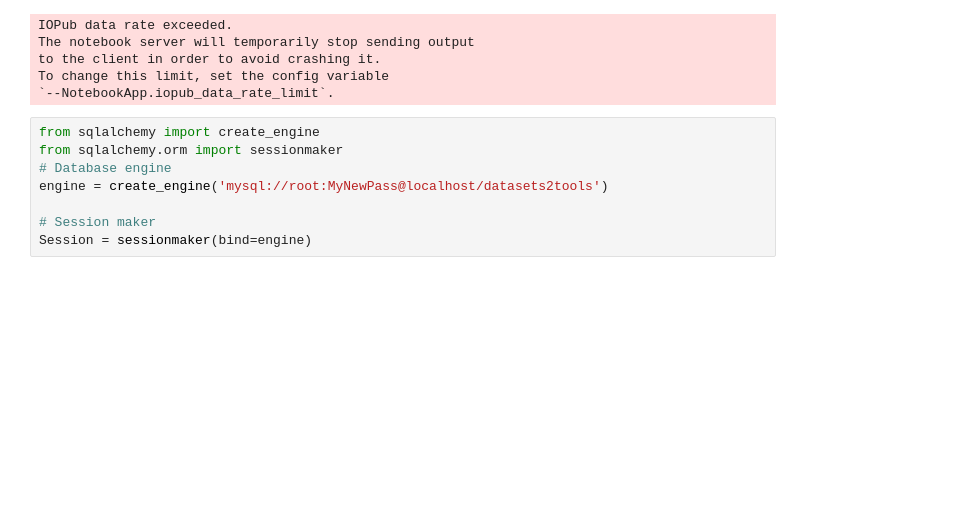
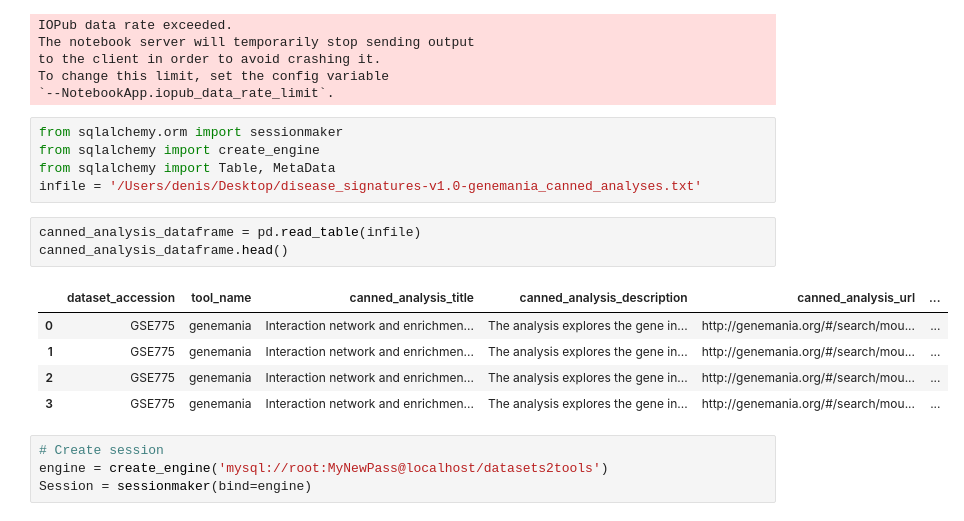
Before and after one commit to MaayanLab/datasets2tools, a Jupyter notebook: updater/pipeline/Development.ipynb, the cells around one changed output. Saved outputs shown, nothing was run; the diff lists cells and outputs as text; blank space fills up the shorter version.

```diff
--- a/updater/pipeline/Development.ipynb
+++ b/updater/pipeline/Development.ipynb
@@ -8,11 +8,21 @@ The notebook server will temporarily stop sending output
 to the client in order to avoid crashing it.
 To change this limit, set the config variable
 `--NotebookApp.iopub_data_rate_limit`.
+# %%
+from sqlalchemy.orm import sessionmaker
+from sqlalchemy import create_engine
+from sqlalchemy import Table, MetaData
+infile = '/Users/denis/Desktop/disease_signatures-v1.0-genemania_canned_analyses.txt'
+# %%
+canned_analysis_dataframe = pd.read_table(infile)
+canned_analysis_dataframe.head()
+# %% [output]
+|  | dataset_accession | tool_name | canned_analysis_title | canned_analysis_description | canned_analysis_url | ... |
+| 0 | GSE775 | genemania | Interaction network and enrichmen... | The analysis explores the gene in... | http://genemania.org/#/search/mou... | ... |
+| 1 | GSE775 | genemania | Interaction network and enrichmen... | The analysis explores the gene in... | http://genemania.org/#/search/mou... | ... |
+| 2 | GSE775 | genemania | Interaction network and enrichmen... | The analysis explores the gene in... | http://genemania.org/#/search/mou... | ... |
+| 3 | GSE775 | genemania | Interaction network and enrichmen... | The analysis explores the gene in... | http://genemania.org/#/search/mou... | ... |
 # %%
-from sqlalchemy import create_engine
-from sqlalchemy.orm import sessionmaker
-# Database engine
+# Create session
 engine = create_engine('mysql://root:MyNewPass@localhost/datasets2tools')
-
-# Session maker
 Session = sessionmaker(bind=engine)
```
Also changed, not shown: parts of 21 cells of this notebook, 2 other files.
